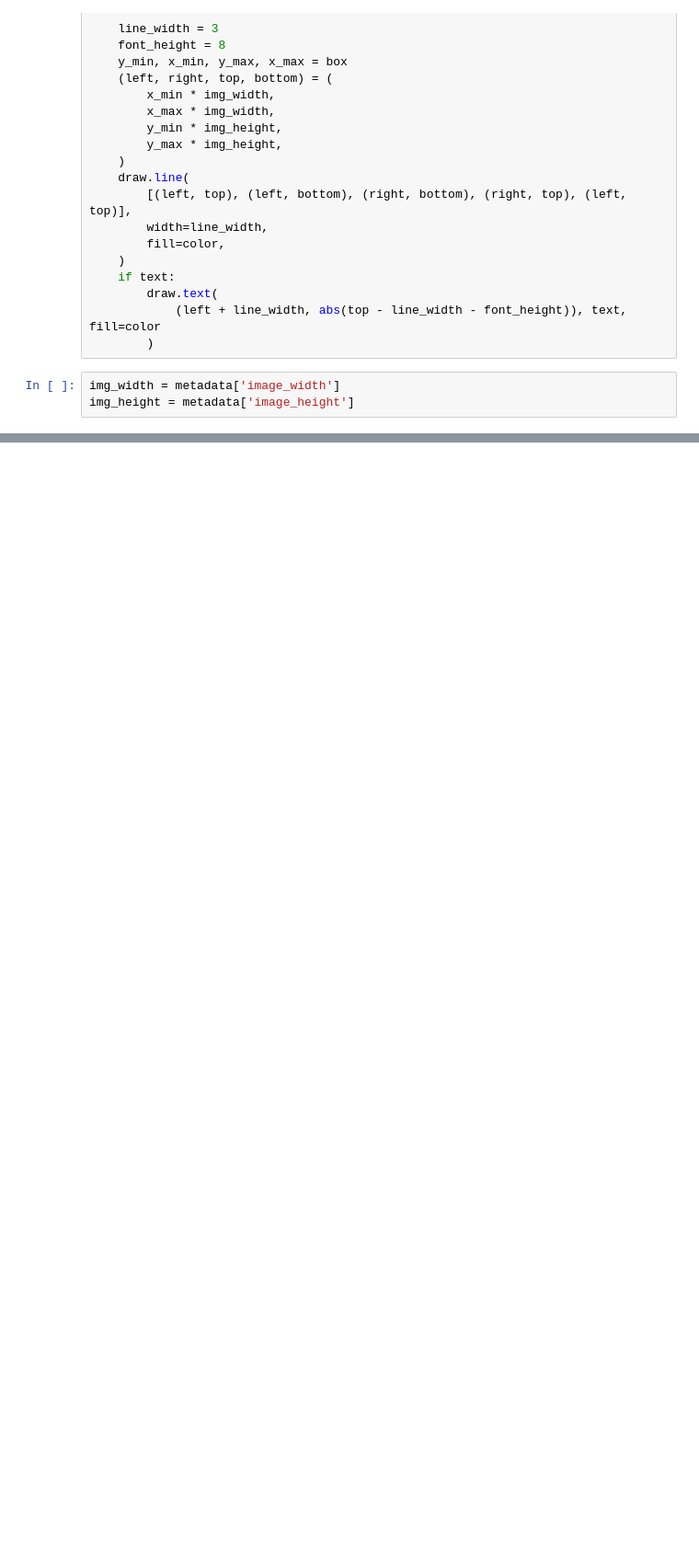
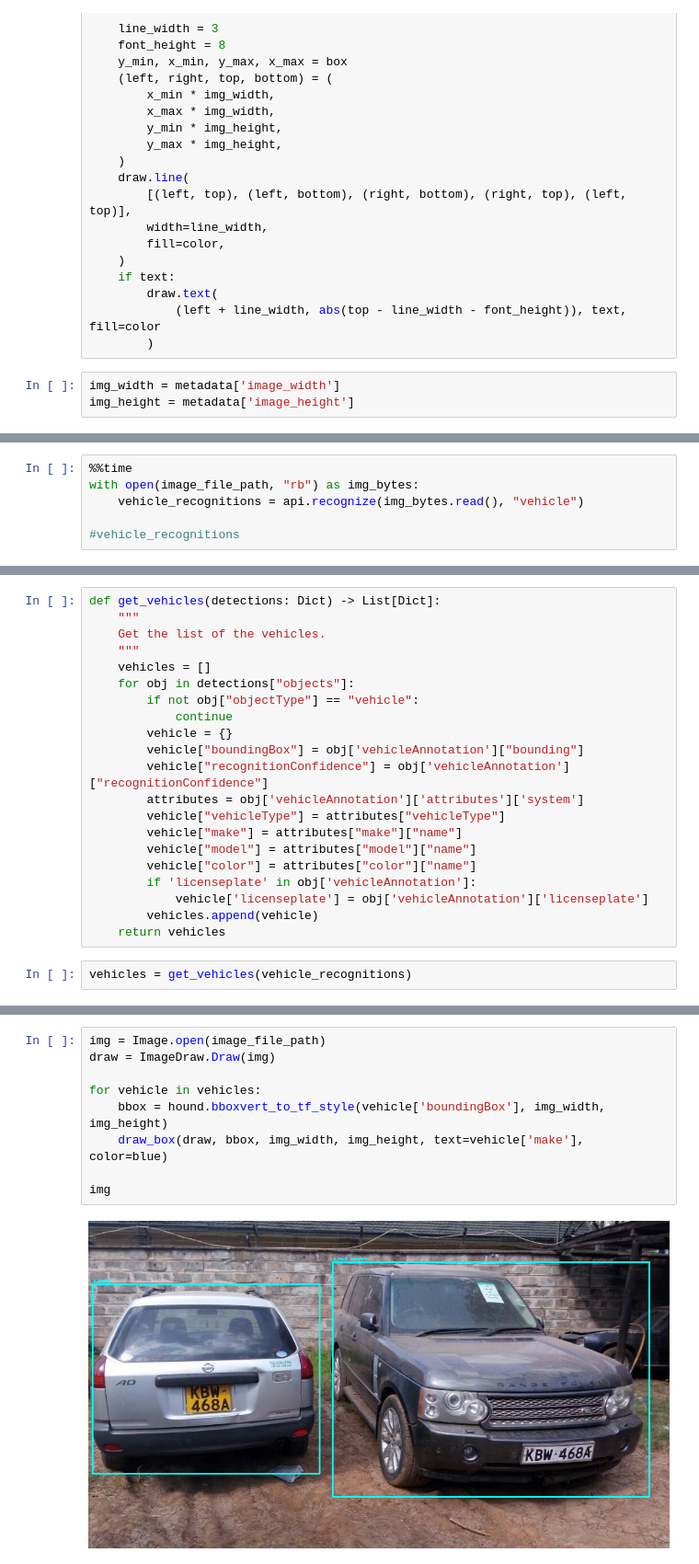
Before and after one commit to robmarkcole/simplehound, a Jupyter notebook: usage.ipynb, the cells around one changed output, grey strips where cells are left out. Shown at 92% size. Cells and saved outputs as stored; diff of their text form; blank space fills up the shorter version.

```diff
--- a/usage.ipynb
+++ b/usage.ipynb
@@ -203,0 +211,6 @@ img
+# %%
+%%time
+with open(image_file_path, "rb") as img_bytes:
+    vehicle_recognitions = api.recognize(img_bytes.read(), "vehicle")
+
+#vehicle_recognitions
@@ -203,0 +220,23 @@ img
+# %%
+def get_vehicles(detections: Dict) -> List[Dict]:
+    """
+    Get the list of the vehicles.
+    """
+    vehicles = []
+    for obj in detections["objects"]:
+        if not obj["objectType"] == "vehicle":
+            continue
+        vehicle = {}
+        vehicle["boundingBox"] = obj['vehicleAnnotation']["bounding"]
+        vehicle["recognitionConfidence"] = obj['vehicleAnnotation']["recognitionConfidence"]
+        attributes = obj['vehicleAnnotation']['attributes']['system']
+        vehicle["vehicleType"] = attributes["vehicleType"]
+        vehicle["make"] = attributes["make"]["name"]
+        vehicle["model"] = attributes["model"]["name"]
+        vehicle["color"] = attributes["color"]["name"]
+        if 'licenseplate' in obj['vehicleAnnotation']:
+            vehicle['licenseplate'] = obj['vehicleAnnotation']['licenseplate']
+        vehicles.append(vehicle)
+    return vehicles
+# %%
+vehicles = get_vehicles(vehicle_recognitions)
@@ -203,0 +264,11 @@ img
+# %%
+img = Image.open(image_file_path)
+draw = ImageDraw.Draw(img)
+
+for vehicle in vehicles:
+    bbox = hound.bboxvert_to_tf_style(vehicle['boundingBox'], img_width, img_height)
+    draw_box(draw, bbox, img_width, img_height, text=vehicle['make'], color=blue)
+
+img
+# %% [output]
+[figure, added]
```
Also changed, not shown: parts of 29 cells of this notebook, 3 other files.
